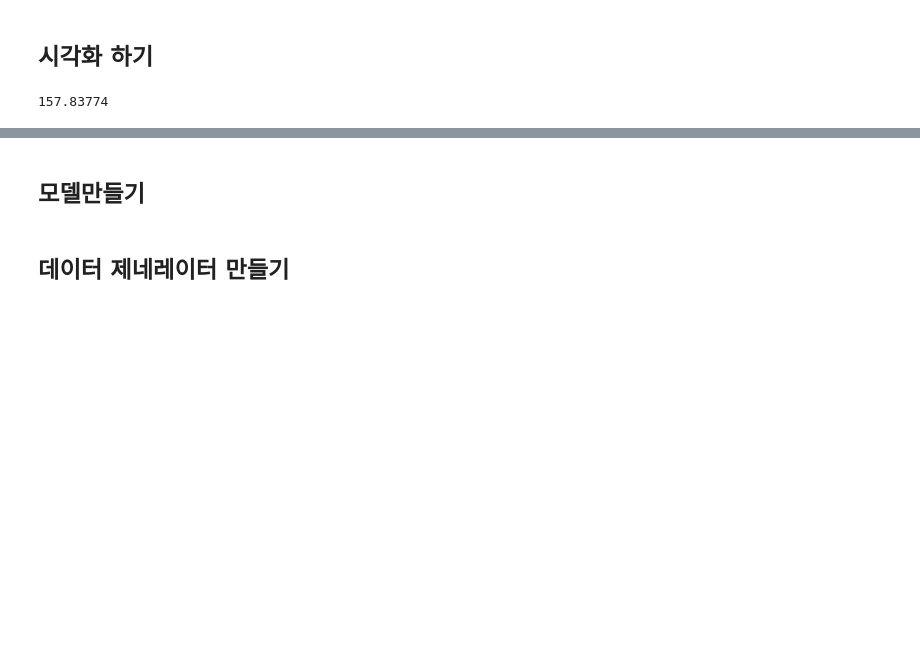
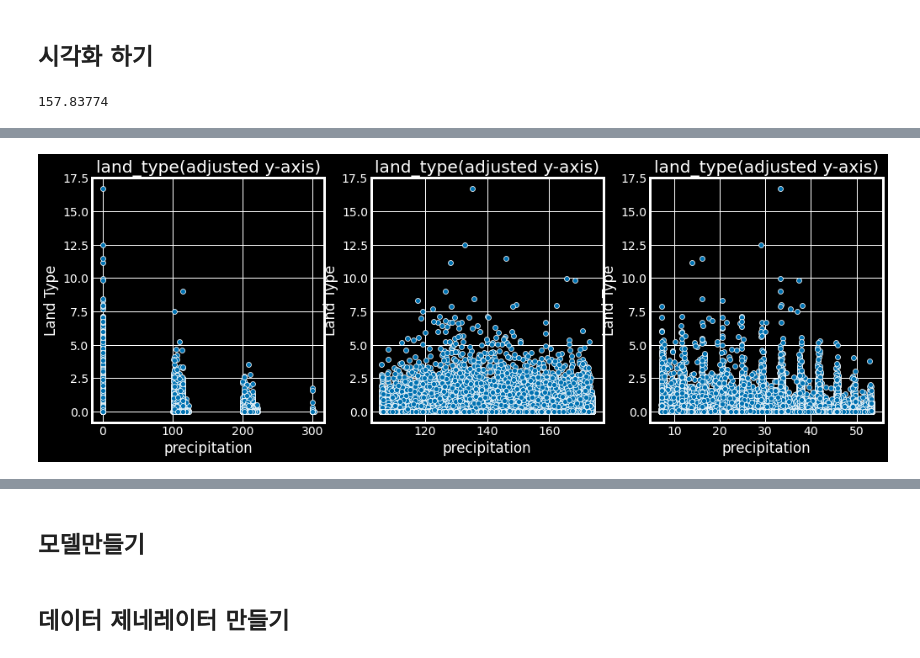
Before and after one commit to deagwon97/dacon-satellite-precipitation, a Jupyter notebook: Dacon_satellite_baseline.ipynb, the cells around one changed output, grey strips where cells are left out. Cells and saved outputs as stored; diff of their text form; code cells hidden in the pictures; blank space fills up the shorter version.

```diff
--- a/Dacon_satellite_baseline.ipynb
+++ b/Dacon_satellite_baseline.ipynb
@@ -106 +124,26 @@ sns.distplot(precipitation)
+# %%
+plt.style.use('seaborn-colorblind')
+plt.figure(figsize = (15,5))
+
+plt.subplot(1,3,1)
+sns.scatterplot(train_numeric.land_type,train_numeric.precipitation)
+plt.xlabel('precipitation')
+plt.ylabel('Land Type')
+plt.title('land_type(adjusted y-axis)')
+
+plt.subplot(1,3,2)
+sns.scatterplot(train_numeric.GMI_latitude,train_numeric.precipitation)
+plt.xlabel('precipitation')
+plt.ylabel('Land Type')
+plt.title('land_type(adjusted y-axis)')
+
+plt.subplot(1,3,3)
+sns.scatterplot(train_numeric.GMI_longitude,train_numeric.precipitation)
+plt.xlabel('precipitation')
+plt.ylabel('Land Type')
+plt.title('land_type(adjusted y-axis)')
+
+plt.show()
+# %% [output]
+[figure, added]
 # %%
```
Also changed, not shown: parts of 30 cells of this notebook.
